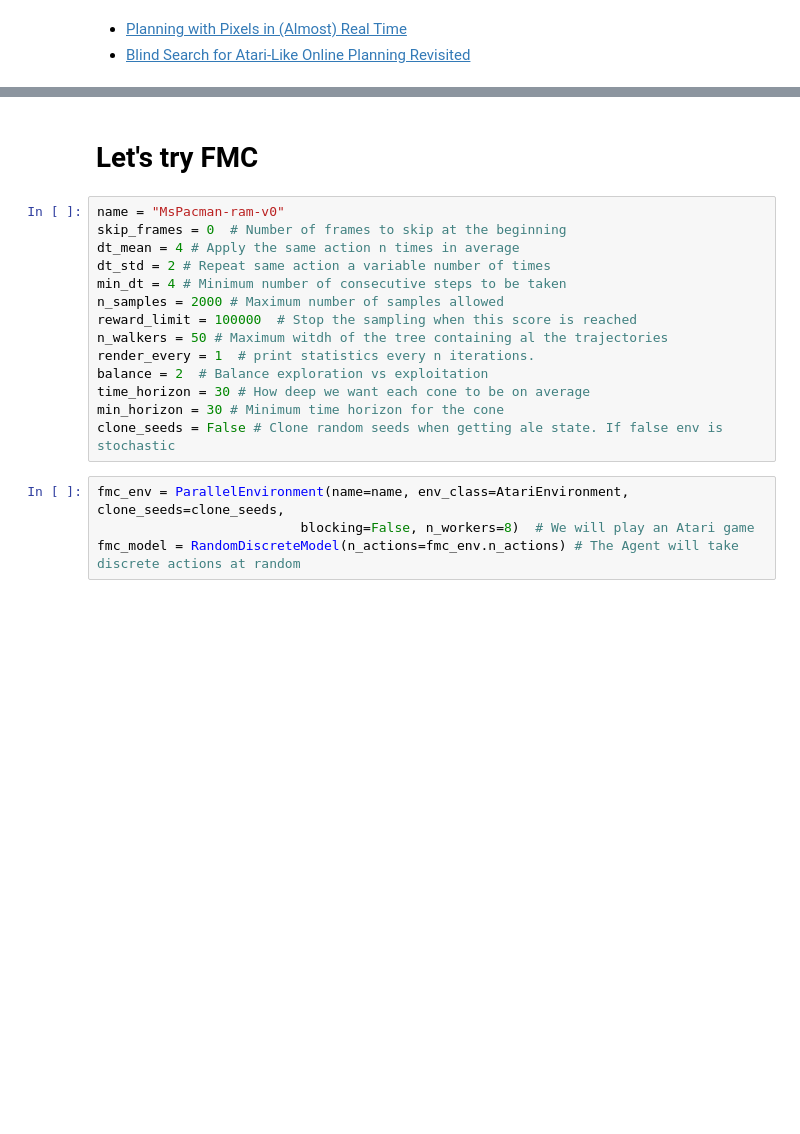
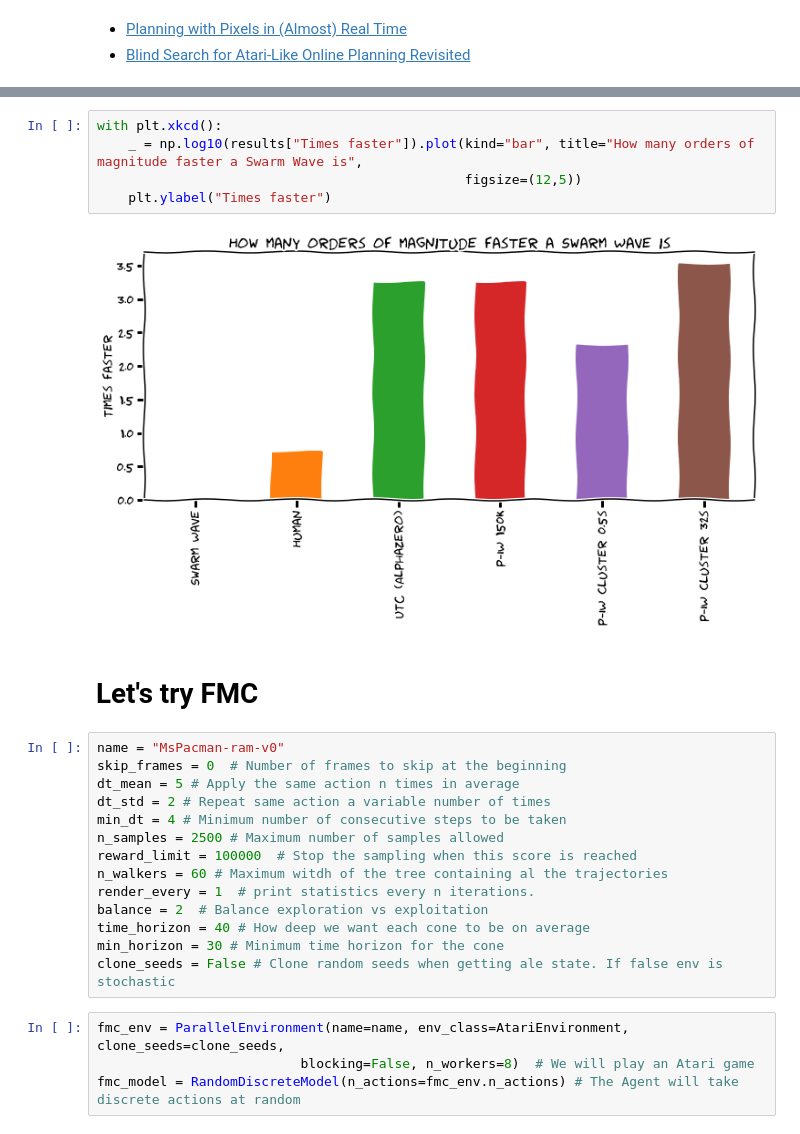
Before and after one commit to Guillemdb/hacking-rl, a Jupyter notebook: demo.ipynb, the cells around one changed output, grey strips where cells are left out. Drawn from its saved outputs; the diff is of its cells as text; blank space fills up the shorter version.

```diff
--- a/demo.ipynb
+++ b/demo.ipynb
@@ -200,17 +225,24 @@ with plt.xkcd():
+# %%
+with plt.xkcd():
+    _ = np.log10(results["Times faster"]).plot(kind="bar", title="How many orders of magnitude faster a Swarm Wave is",
+                                               figsize=(12,5))
+    plt.ylabel("Times faster")
+# %% [output]
+[figure, added]
 # %% [markdown]
 # Let's try FMC
 # %%
 name = "MsPacman-ram-v0"
 skip_frames = 0  # Number of frames to skip at the beginning
-dt_mean = 4 # Apply the same action n times in average
+dt_mean = 5 # Apply the same action n times in average
 dt_std = 2 # Repeat same action a variable number of times
 min_dt = 4 # Minimum number of consecutive steps to be taken
-n_samples = 2000 # Maximum number of samples allowed
+n_samples = 2500 # Maximum number of samples allowed
 reward_limit = 100000  # Stop the sampling when this score is reached
-n_walkers = 50 # Maximum witdh of the tree containing al the trajectories
+n_walkers = 60 # Maximum witdh of the tree containing al the trajectories
 render_every = 1  # print statistics every n iterations.
 balance = 2  # Balance exploration vs exploitation
-time_horizon = 30 # How deep we want each cone to be on average
+time_horizon = 40 # How deep we want each cone to be on average
 min_horizon = 30 # Minimum time horizon for the cone
 clone_seeds = False # Clone random seeds when getting ale state. If false env is stochastic
 # %%
```
Also changed, not shown: parts of 20 cells of this notebook, 1 other file.
